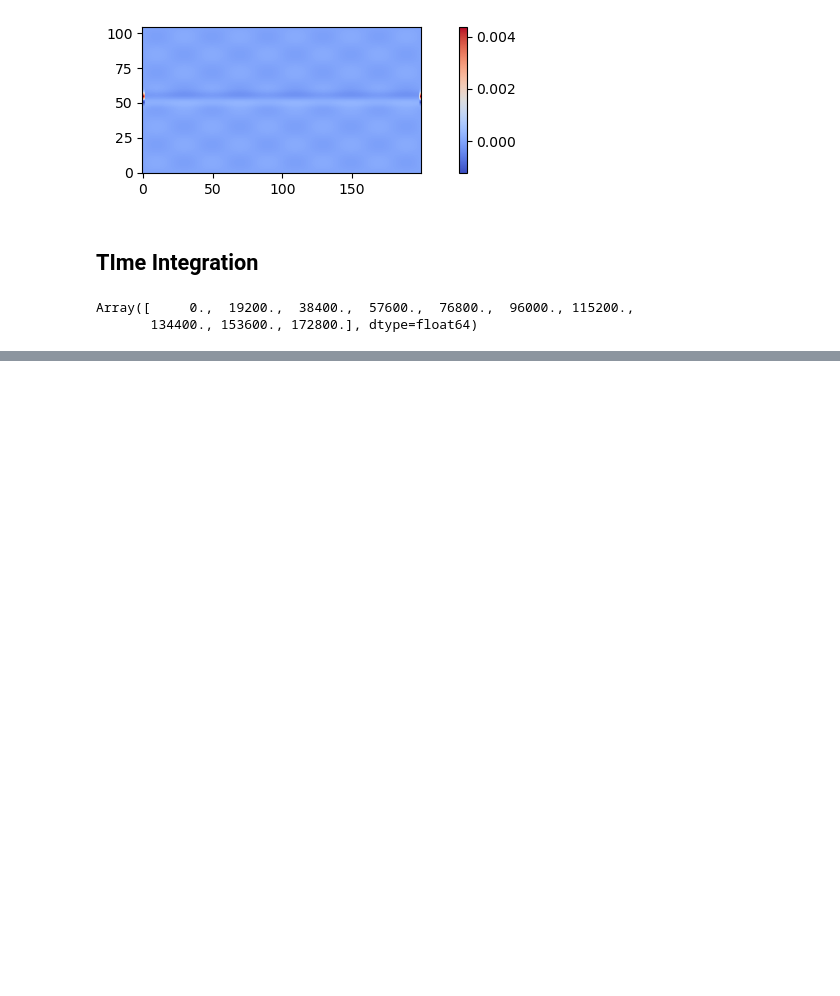
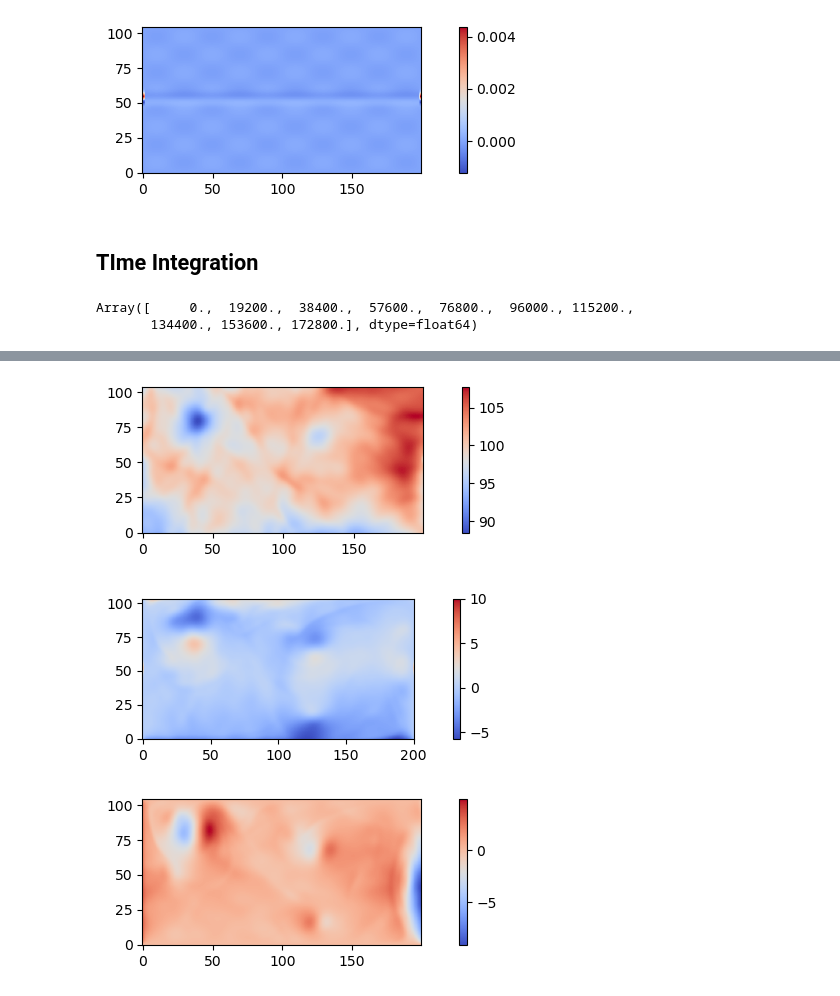
Before and after one commit to jejjohnson/somax, a Jupyter notebook: notebooks/dev/SWM/swm.ipynb, the cells around one changed output, grey strips where cells are left out. Cells and saved outputs as stored; diff of their text form; code cells hidden in the pictures; blank space fills up the shorter version.

```diff
--- a/notebooks/dev/SWM/swm.ipynb
+++ b/notebooks/dev/SWM/swm.ipynb
@@ -399,0 +408,45 @@ plot_field(y_avg_2D(sol.ys.v[-1]))
+# %%
+t_domain = TimeDomain(tmin=tmin, tmax=tmax, dt=dt)
+ts = jnp.linspace(tmin, tmax, num_save)
+saveat = dfx.SaveAt(ts=ts)
+# %%
+
+# solver = dfx.Tsit5()
+solver = dfx.Bosh3()
+# stepsize_controller = dfx.ConstantStepSize()
+stepsize_controller = dfx.PIDController(rtol=1e-4, atol=1e-4)
+# %%
+# initialize parameters
+params = SWMParams(
+    gravity=9.81, depth=100.0,
+    coriolis_f0=2e-4,
+    coriolis_beta=2e-11,
+    linear_mass=False,
+    linear_momentum=False,
+    mass_num_pts=3, mass_method="wenoz",
+    mom_num_pts=3, mom_method="wenoz"
+)
+# initialize state
+state = State(h=h0, u=u0, v=v0)
+# %%
+# integration
+sol = dfx.diffeqsolve(
+    terms=dfx.ODETerm(vector_field),
+    solver=solver,
+    t0=tmin,
+    t1=tmax,
+    dt0=dt,
+    y0=state,
+    saveat=saveat,
+    args=(params, domain, masks),
+    stepsize_controller=stepsize_controller,
+    max_steps=None,
+)
+# %%
+plot_field(sol.ys.h[-1])
+plot_field(sol.ys.u[-1])
+plot_field(sol.ys.v[-1])
+# %% [output]
+[figure, added]
+[figure, added]
+[figure, added]
```
Also changed, not shown: parts of 6 cells of this notebook, 17 other files.
